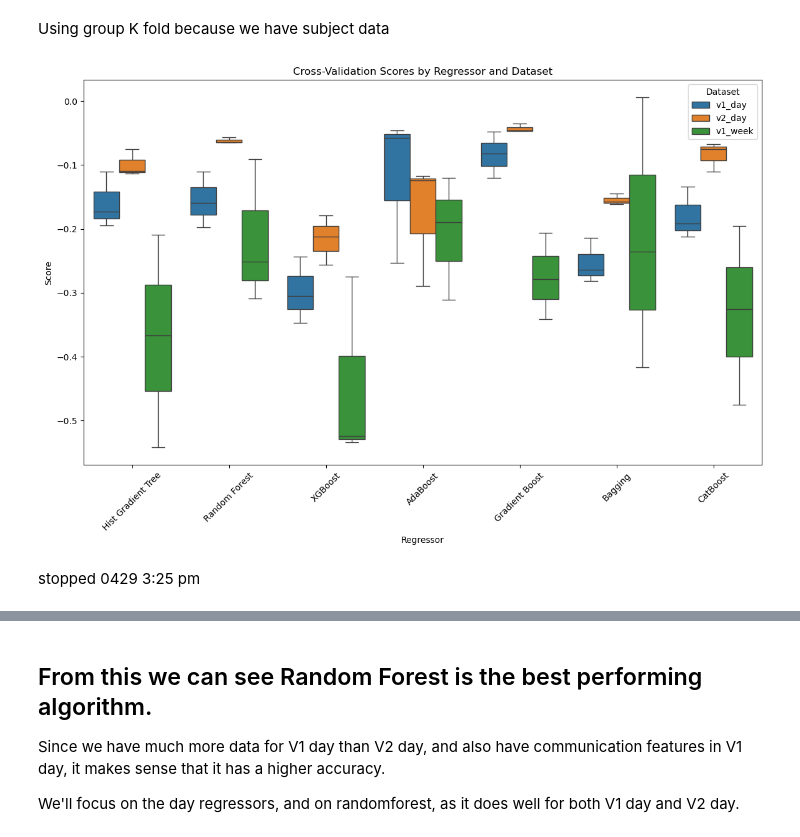
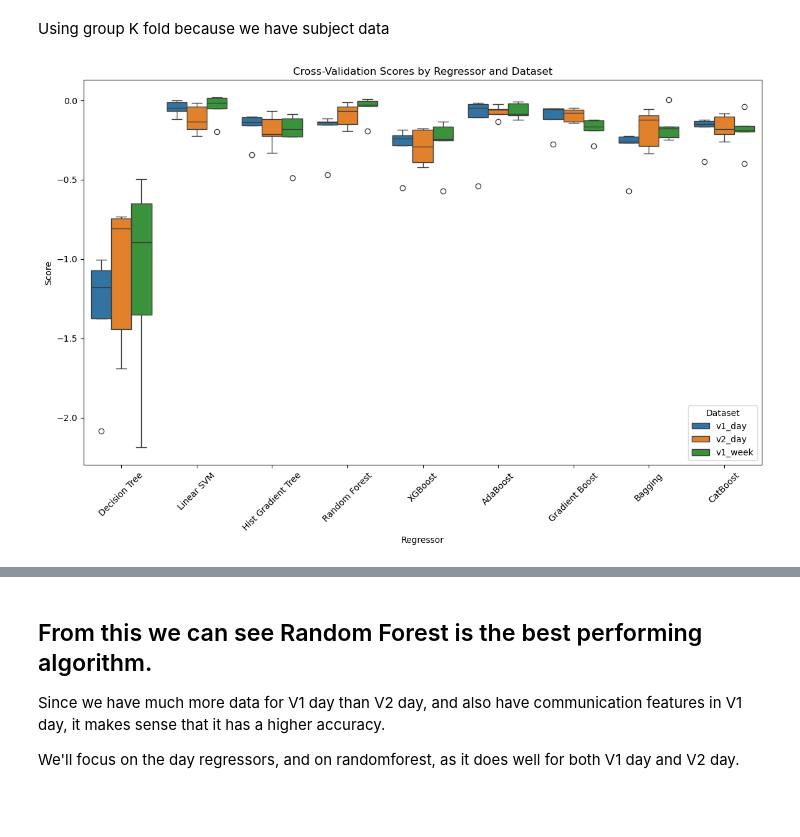
Before and after one commit to kaleyjoss/smartphone_sensor_predictive_modeling, a Jupyter notebook: notebooks/04_modeling_LR.ipynb, the cells around one changed output, grey strips where cells are left out. Cells and saved outputs as stored; diff of their text form; code cells hidden in the pictures; blank space fills up the shorter version.

```diff
--- a/notebooks/04_modeling_LR.ipynb
+++ b/notebooks/04_modeling_LR.ipynb
@@ -257,7 +257,9 @@ from catboost import CatBoostClassifier, CatBoostRegressor
 import xgboost as xgb
 
 regs = [
-    ('Linear SVM', LinearSVR(random_state=42, max_iter=1000, dual='auto')),
+    ('Decision Tree', DecisionTreeRegressor()),
+    ('Linear SVM', LinearSVR(random_state=42, max_iter=10000, dual='auto')),
+    ('Hist Gradient Tree', HistGradientBoostingRegressor()),
     ('Random Forest', RandomForestRegressor(random_state=42)),
     ('XGBoost', XGBRegressor(objective='reg:squarederror', random_state=42)),
     ('AdaBoost', AdaBoostRegressor(random_state=42)),
@@ -268,7 +270,7 @@ regs = [
 
 regs_full = [
     ('Decision Tree', DecisionTreeRegressor()),
-    ('Linear SVM', LinearSVR(random_state=42, max_iter=1000, dual='auto')),
+    ('Linear SVM', LinearSVR(random_state=42, max_iter=10000, dual='auto')),
 ]
 regs_someNA = [
     ('Hist Gradient Tree', HistGradientBoostingRegressor()),
@@ -334,38 +336,36 @@ for name in df_names:
     y_val= pd.read_csv(os.path.join(brighten_dir, f'{name}_y_val.csv'))
 
     # Create KFold object which groups based on num ID
-    gkf = GroupKFold(n_splits=3)
+    gkf = GroupKFold(n_splits=5)
     groups = X_train['num_id']    # Set num_id for the groups
     # Now drop all other id columns
     X_train_cleaned = X_train.drop(columns=[col for col in X_train.columns if col in id_columns or 'Unnamed' in col])
     y_train_cleaned = y_train.drop(columns=[col for col in y_train.columns if 'Unnamed' in col]).squeeze() #squeeze into a list from a series
     # Evaluate each classifier using cross-validation
-    for reg_name, reg in regs_someNA:
+    for reg_name, reg in regs:
         cv_scores = cross_val_score(reg, X_train_cleaned, y_train_cleaned, groups=groups, cv=gkf, scoring='r2')
         results[name][reg_name] = cv_scores
 
 
 # Extract data to flattened df for plotting
 flat_results = []
 
 for dataset_name, reg_results in results.items():
     for reg_name, scores in reg_results.items():
         for score in scores:
             flat_results.append({
                 'Dataset': dataset_name,
                 'Regressor': reg_name,
                 'Score': score
             })
 
 
 results_df = pd.DataFrame(flat_results)
 
 plt.figure(figsize=(14, 8))
 sns.boxplot(x='Regressor', y='Score', hue='Dataset', data=results_df)
 plt.xticks(rotation=45)
 plt.title('Cross-Validation Scores by Regressor and Dataset')
 plt.show()
 # %% [output]
-[figure, old version]
+[figure, new version]
-# %% [markdown]
-stopped 0429 3:25 pm
```
Also changed, not shown: parts of 2 cells of this notebook, 4 other files.
